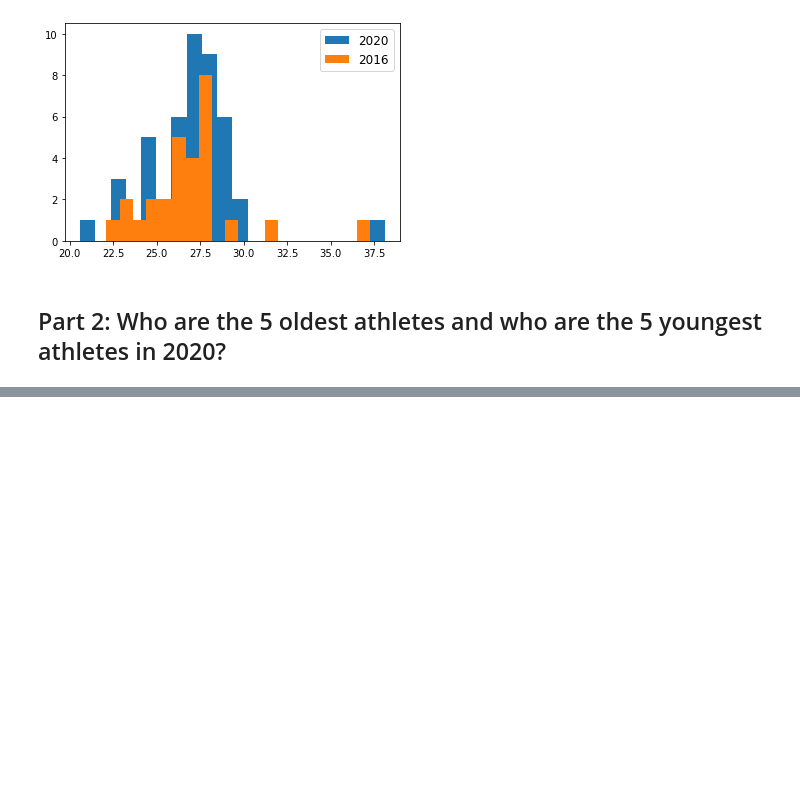
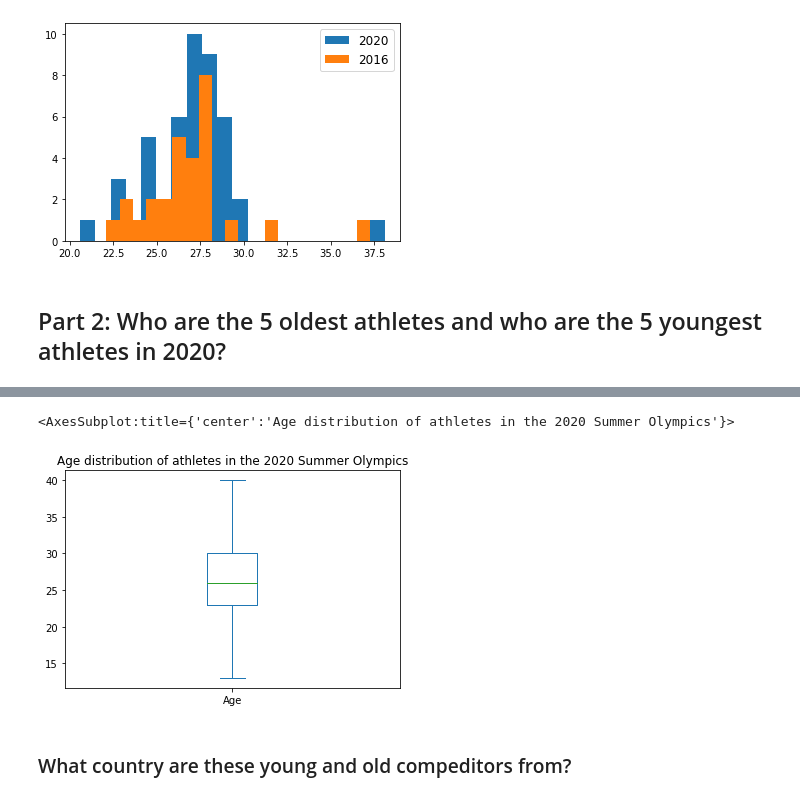
Before and after one commit to bdavis12302/2020-2016-Summer-Olympic-Data, a Jupyter notebook: DSCI235 Final Project - 2020 and 2016 Summer Olympic Data.ipynb, the cells around one changed output, grey strips where cells are left out. Drawn from its saved outputs; the diff is of its cells as text; code cells hidden in the pictures; blank space fills up the shorter version.

```diff
--- a/DSCI235 Final Project - 2020 and 2016 Summer Olympic Data.ipynb
+++ b/DSCI235 Final Project - 2020 and 2016 Summer Olympic Data.ipynb
@@ -134,3 +145,9 @@ olympics2016AgeSorted.plot.box(showfliers=False, title="Age distribution of athl
 # %%
-olympics2020AgeSorted = olympics2020SortedByAge["Age"]
+olympics2020AgeSorted = olympics2020SortedByAgeNoDup["Age"]
 olympics2020AgeSorted.plot.box(showfliers=False, title="Age distribution of athletes in the 2020 Summer Olympics")
+#Outliers have been removed/filtered out
+# %% [output]
+<AxesSubplot:title={'center':'Age distribution of athletes in the 2020 Summer Olympics'}>
+[figure, added]
+# %% [markdown]
+### What country are these young and old compeditors from?
```
Also changed, not shown: parts of 16 cells of this notebook.
